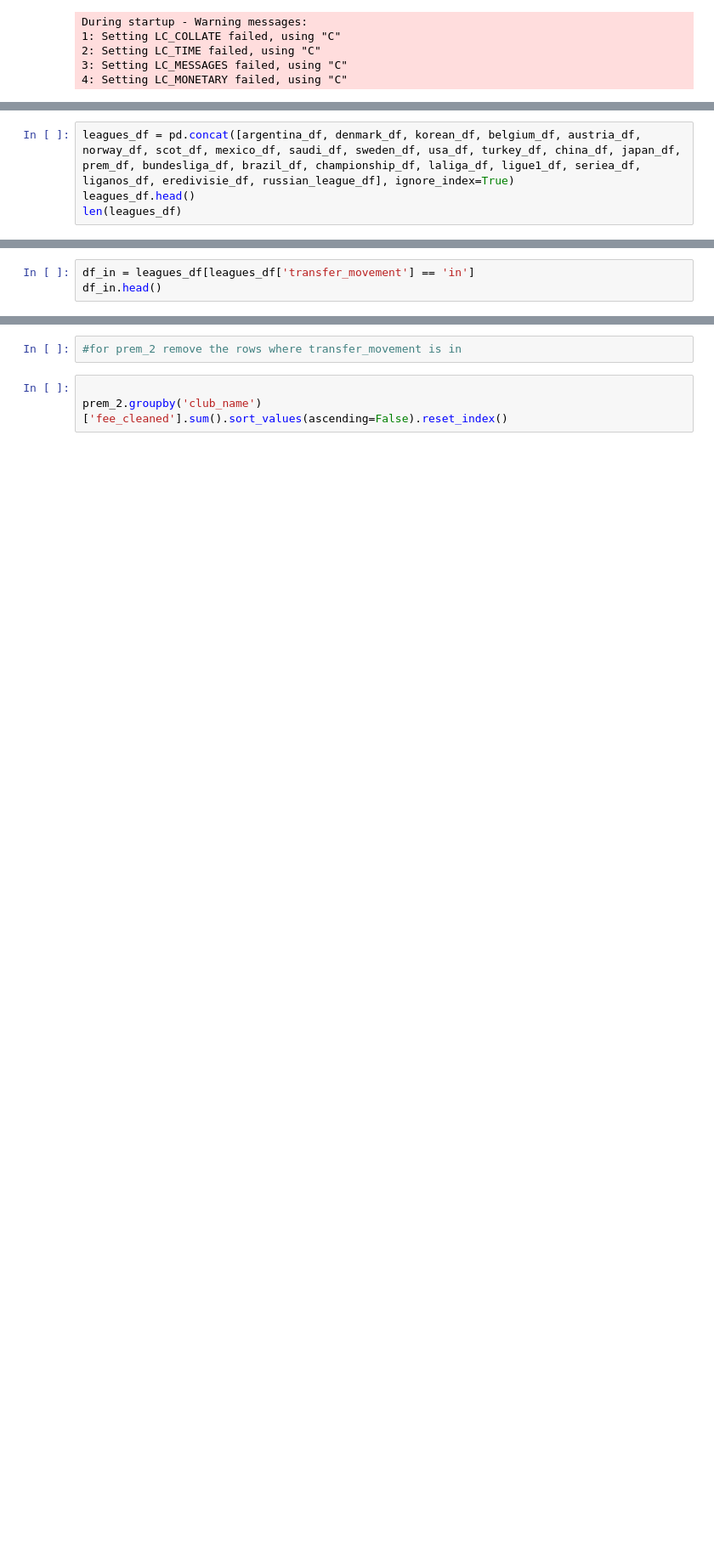
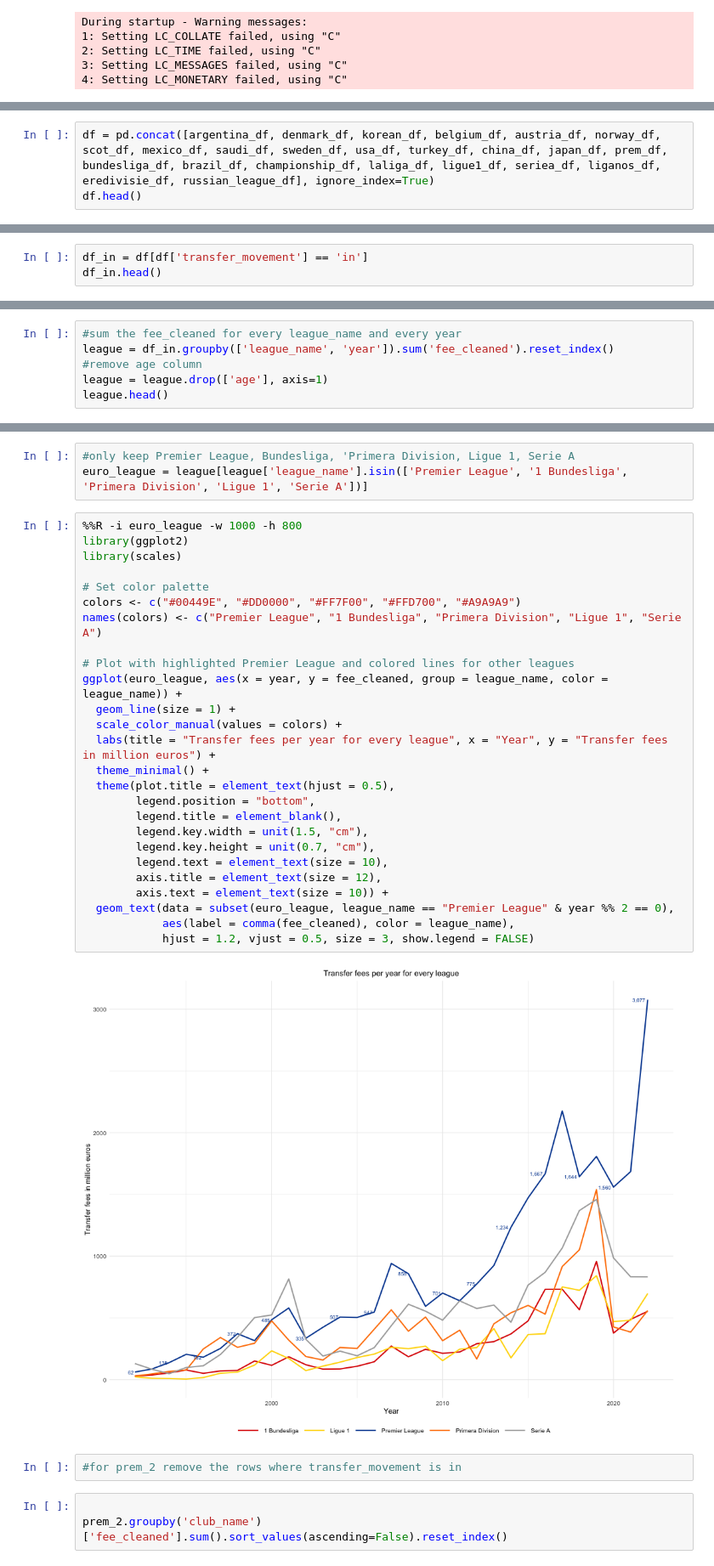
Before and after one commit to AhanPenkar/transfer-analysis, a Jupyter notebook: clean.ipynb, the cells around one changed output, grey strips where cells are left out. Shown: that part at 85% size. Drawn from its saved outputs; the diff is of its cells as text; blank space fills up the shorter version.

```diff
--- a/clean.ipynb
+++ b/clean.ipynb
@@ -100,5 +84,4 @@ ligue1_df
 # %%
-leagues_df = pd.concat([argentina_df, denmark_df, korean_df, belgium_df, austria_df, norway_df, scot_df, mexico_df, saudi_df, sweden_df, usa_df, turkey_df, china_df, japan_df, prem_df, bundesliga_df, brazil_df, championship_df, laliga_df, ligue1_df, seriea_df, liganos_df, eredivisie_df, russian_league_df], ignore_index=True)
-leagues_df.head()
-len(leagues_df)
+df = pd.concat([argentina_df, denmark_df, korean_df, belgium_df, austria_df, norway_df, scot_df, mexico_df, saudi_df, sweden_df, usa_df, turkey_df, china_df, japan_df, prem_df, bundesliga_df, brazil_df, championship_df, laliga_df, ligue1_df, seriea_df, liganos_df, eredivisie_df, russian_league_df], ignore_index=True)
+df.head()
 # %% [output]
@@ -144,5 +94,5 @@ dortmund_df.to_csv('dortmund.csv', index=False)
 # %%
-df_in = leagues_df[leagues_df['transfer_movement'] == 'in']
+df_in = df[df['transfer_movement'] == 'in']
 df_in.head()
 # %% [output]
 |  | club_name | player_name | age | position | club_involved_name | fee | transfer_movement | ... |
@@ -179,0 +108,6 @@ prem_2
+# %%
+#sum the fee_cleaned for every league_name and every year
+league = df_in.groupby(['league_name', 'year']).sum('fee_cleaned').reset_index()
+#remove age column
+league = league.drop(['age'], axis=1)
+league.head()
@@ -180,3 +133,34 @@ prem_2
+# %%
+#only keep Premier League, Bundesliga, 'Primera Division, Ligue 1, Serie A
+euro_league = league[league['league_name'].isin(['Premier League', '1 Bundesliga', 'Primera Division', 'Ligue 1', 'Serie A'])]
+# %%
+%%R -i euro_league -w 1000 -h 800
+library(ggplot2)
+library(scales)
+
+# Set color palette
+colors <- c("#00449E", "#DD0000", "#FF7F00", "#FFD700", "#A9A9A9")
+names(colors) <- c("Premier League", "1 Bundesliga", "Primera Division", "Ligue 1", "Serie A")
+
+# Plot with highlighted Premier League and colored lines for other leagues
+ggplot(euro_league, aes(x = year, y = fee_cleaned, group = league_name, color = league_name)) +
+  geom_line(size = 1) +
+  scale_color_manual(values = colors) +
+  labs(title = "Transfer fees per year for every league", x = "Year", y = "Transfer fees in million euros") +
+  theme_minimal() +
+  theme(plot.title = element_text(hjust = 0.5),
+        legend.position = "bottom",
+        legend.title = element_blank(),
+        legend.key.width = unit(1.5, "cm"),
+        legend.key.height = unit(0.7, "cm"),
+        legend.text = element_text(size = 10),
+        axis.title = element_text(size = 12),
+        axis.text = element_text(size = 10)) +
+  geom_text(data = subset(euro_league, league_name == "Premier League" & year %% 2 == 0),
+            aes(label = comma(fee_cleaned), color = league_name),
+            hjust = 1.2, vjust = 0.5, size = 3, show.legend = FALSE)
+# %% [output]
+[figure, added]
 # %%
 #for prem_2 remove the rows where transfer_movement is in
 # %%
```
Also changed, not shown: parts of 19 cells of this notebook.
